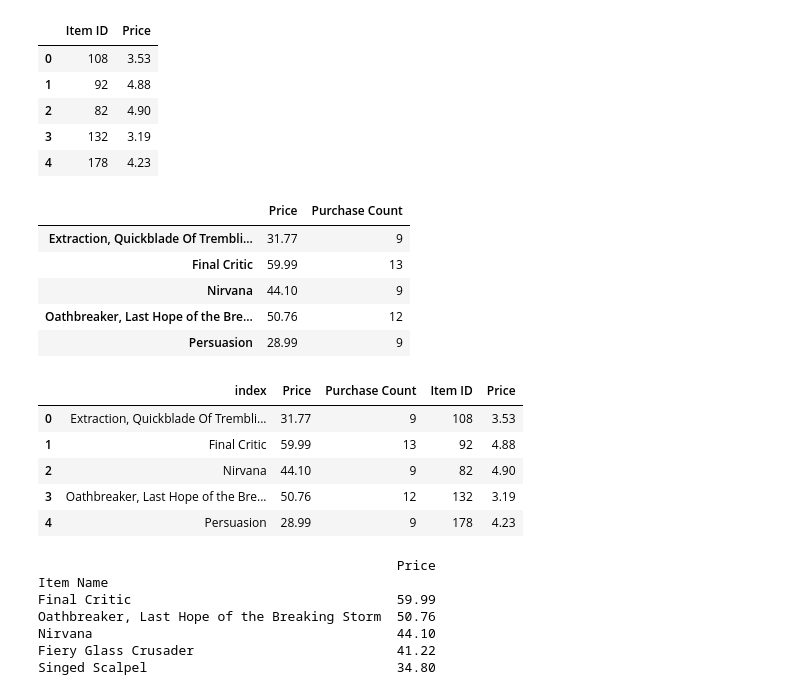
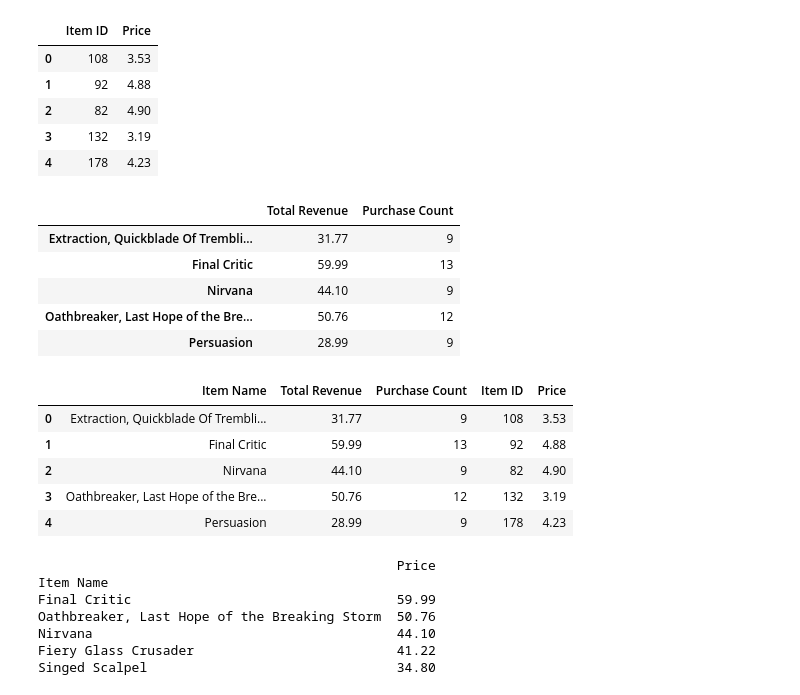
Before and after one commit to efennie/pandas-challenge, a Jupyter notebook: HeroesOfPymoli/main.ipynb, the cells around one changed output. Cells and saved outputs as stored; diff of their text form; code cells hidden in the pictures.

Commit message:
finishing up total_price for popular items chart

```diff
--- a/HeroesOfPymoli/main.ipynb
+++ b/HeroesOfPymoli/main.ipynb
@@ -589,10 +587,10 @@ price_and_item_id
 | 4 | 178 | 4.23 |
 # %%
 total_price_pop = pd.concat([total_price_pop, num_purchased_pop_item],axis=1)
-total_price_pop = total_price_pop.rename(columns={"Item Name":"Purchase Count"})
+total_price_pop = total_price_pop.rename(columns={"Item Name":"Purchase Count", "Price":"Total Revenue"})
 total_price_pop
 # %% [output]
-|  | Price | Purchase Count |
+|  | Total Revenue | Purchase Count |
 | Extraction, Quickblade Of Trembli... | 31.77 | 9 |
 | Final Critic | 59.99 | 13 |
 | Nirvana | 44.10 | 9 |
@@ -601,10 +599,11 @@ total_price_pop
 # %%
 
 total_price_pop.reset_index(drop=False, inplace=True)
 total_price_pop = pd.concat([total_price_pop, price_and_item_id], axis=1)
+total_price_pop = total_price_pop.rename(columns={"index":"Item Name"})
 total_price_pop
 # %% [output]
-|  | index | Price | Purchase Count | Item ID | Price |
+|  | Item Name | Total Revenue | Purchase Count | Item ID | Price |
 | 0 | Extraction, Quickblade Of Trembli... | 31.77 | 9 | 108 | 3.53 |
 | 1 | Final Critic | 59.99 | 13 | 92 | 4.88 |
 | 2 | Nirvana | 44.10 | 9 | 82 | 4.90 |
```
Also changed, not shown: parts of 2 cells of this notebook.
